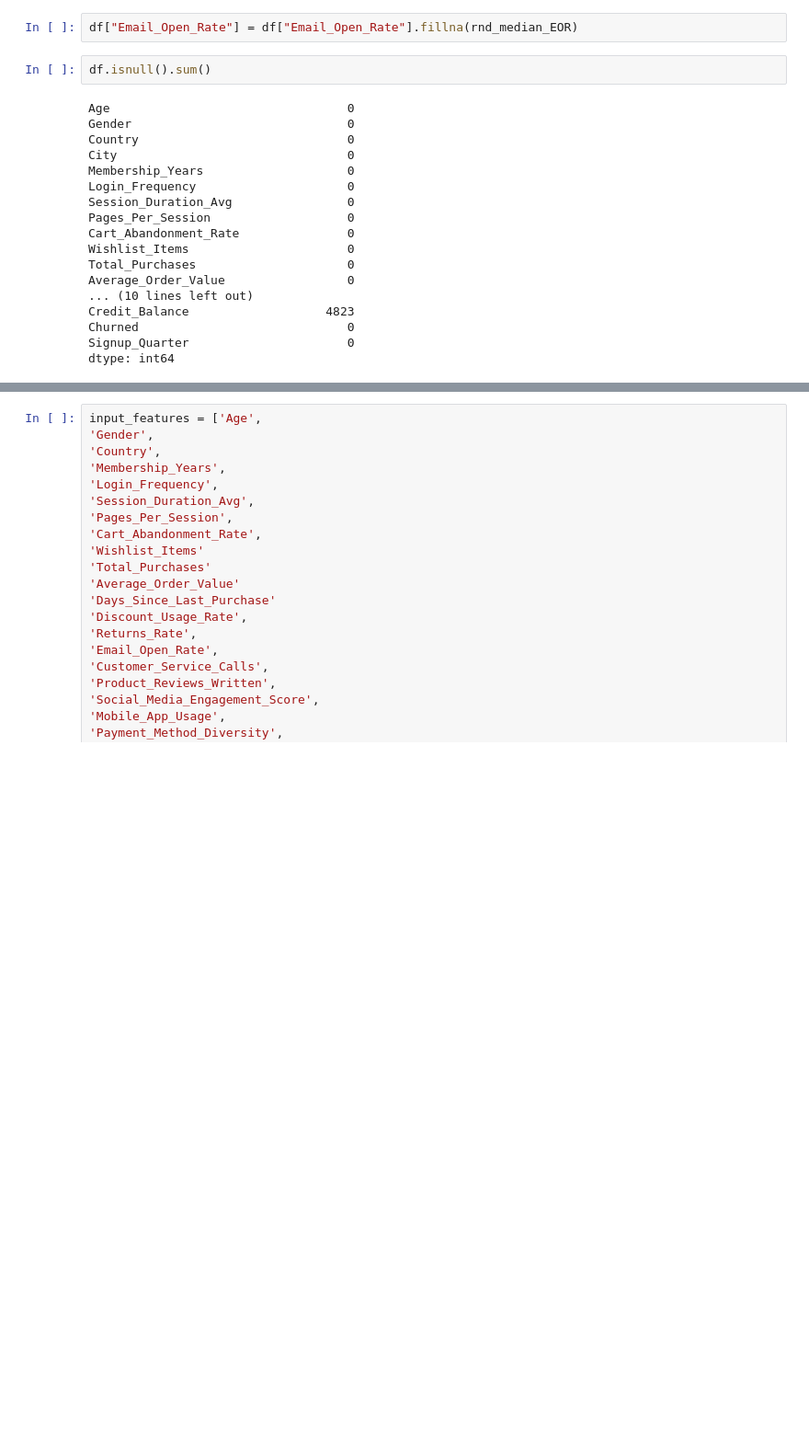
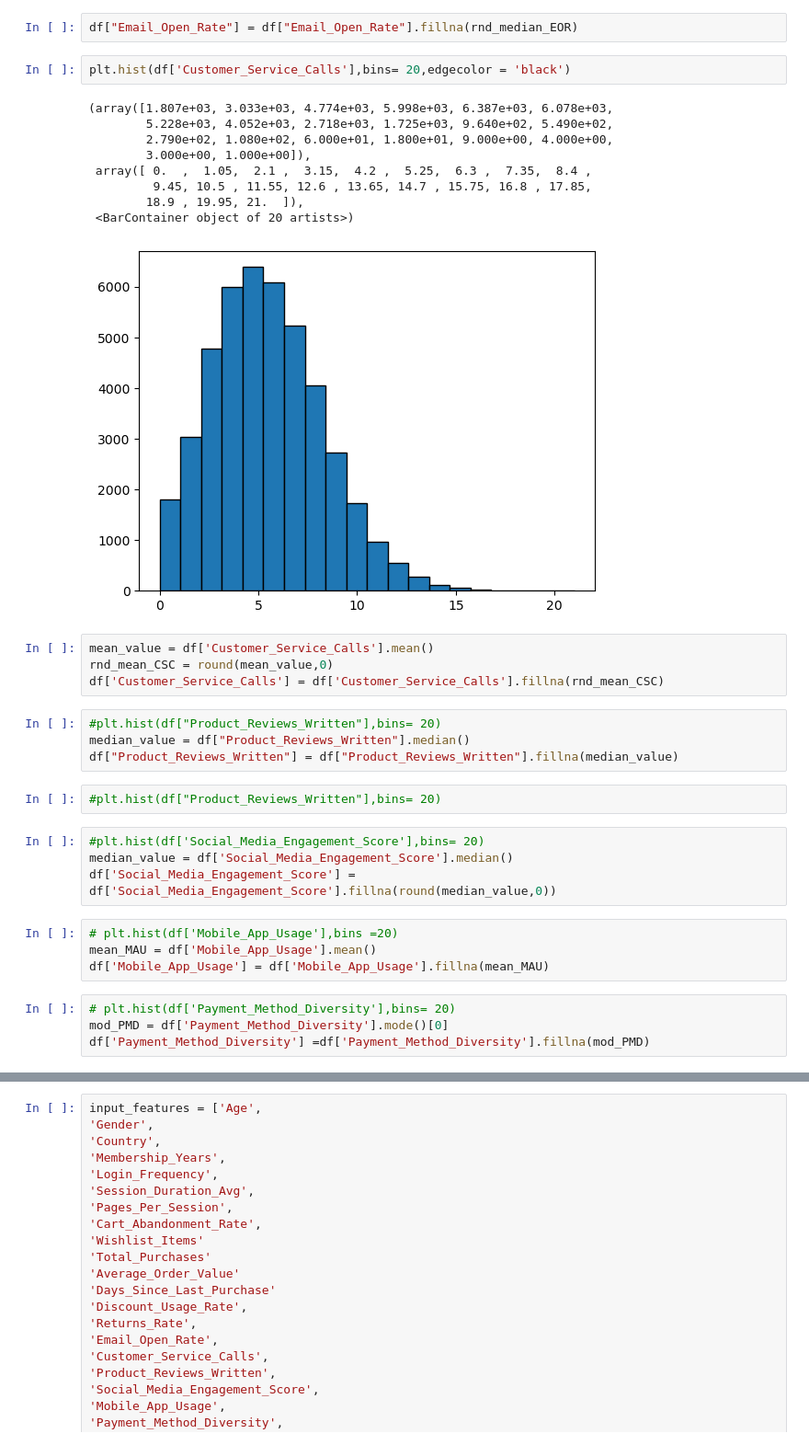
Before and after one commit to pinkimahato9814-afk/Final_project_Customer-Mind-360, a Jupyter notebook: notebooks/01_data_understanding_cleanng.ipynb, the cells around one changed output, grey strips where cells are left out. Shown at 92% size. Cells and saved outputs as stored; diff of their text form; blank space fills up the shorter version.

```diff
--- a/notebooks/01_data_understanding_cleanng.ipynb
+++ b/notebooks/01_data_understanding_cleanng.ipynb
@@ -248,23 +248,37 @@ median_EOR = df["Email_Open_Rate"].median()
 rnd_median_EOR = round(median_EOR,0)
 # %%
 df["Email_Open_Rate"] = df["Email_Open_Rate"].fillna(rnd_median_EOR)
-# %%
-df.isnull().sum()
-# %% [output]
-Age                                 0
-Gender                              0
-Country                             0
-City                                0
-Membership_Years                    0
-Login_Frequency                     0
-Session_Duration_Avg                0
-Pages_Per_Session                   0
-Cart_Abandonment_Rate               0
-Wishlist_Items                      0
-Total_Purchases                     0
-Average_Order_Value                 0
-... (10 lines left out)
-Credit_Balance                   4823
-Churned                             0
-Signup_Quarter                      0
-dtype: int64
+# %%
+plt.hist(df['Customer_Service_Calls'],bins= 20,edgecolor = 'black')
+# %% [output]
+(array([1.807e+03, 3.033e+03, 4.774e+03, 5.998e+03, 6.387e+03, 6.078e+03,
+        5.228e+03, 4.052e+03, 2.718e+03, 1.725e+03, 9.640e+02, 5.490e+02,
+        2.790e+02, 1.080e+02, 6.000e+01, 1.800e+01, 9.000e+00, 4.000e+00,
+        3.000e+00, 1.000e+00]),
+ array([ 0.  ,  1.05,  2.1 ,  3.15,  4.2 ,  5.25,  6.3 ,  7.35,  8.4 ,
+         9.45, 10.5 , 11.55, 12.6 , 13.65, 14.7 , 15.75, 16.8 , 17.85,
+        18.9 , 19.95, 21.  ]),
+ <BarContainer object of 20 artists>)
+[figure, added]
+# %%
+mean_value = df['Customer_Service_Calls'].mean()
+rnd_mean_CSC = round(mean_value,0)
+df['Customer_Service_Calls'] = df['Customer_Service_Calls'].fillna(rnd_mean_CSC)
+# %%
+#plt.hist(df["Product_Reviews_Written"],bins= 20)
+median_value = df["Product_Reviews_Written"].median()
+df["Product_Reviews_Written"] = df["Product_Reviews_Written"].fillna(median_value)
+# %%
+#plt.hist(df["Product_Reviews_Written"],bins= 20)
+# %%
+#plt.hist(df['Social_Media_Engagement_Score'],bins= 20)
+median_value = df['Social_Media_Engagement_Score'].median()
+df['Social_Media_Engagement_Score'] = df['Social_Media_Engagement_Score'].fillna(round(median_value,0))
+# %%
+# plt.hist(df['Mobile_App_Usage'],bins =20)
+mean_MAU = df['Mobile_App_Usage'].mean()
+df['Mobile_App_Usage'] = df['Mobile_App_Usage'].fillna(mean_MAU)
+# %%
+# plt.hist(df['Payment_Method_Diversity'],bins= 20)
+mod_PMD = df['Payment_Method_Diversity'].mode()[0]
+df['Payment_Method_Diversity'] =df['Payment_Method_Diversity'].fillna(mod_PMD)
```
Also changed, not shown: parts of 34 cells of this notebook, 1 other file.
